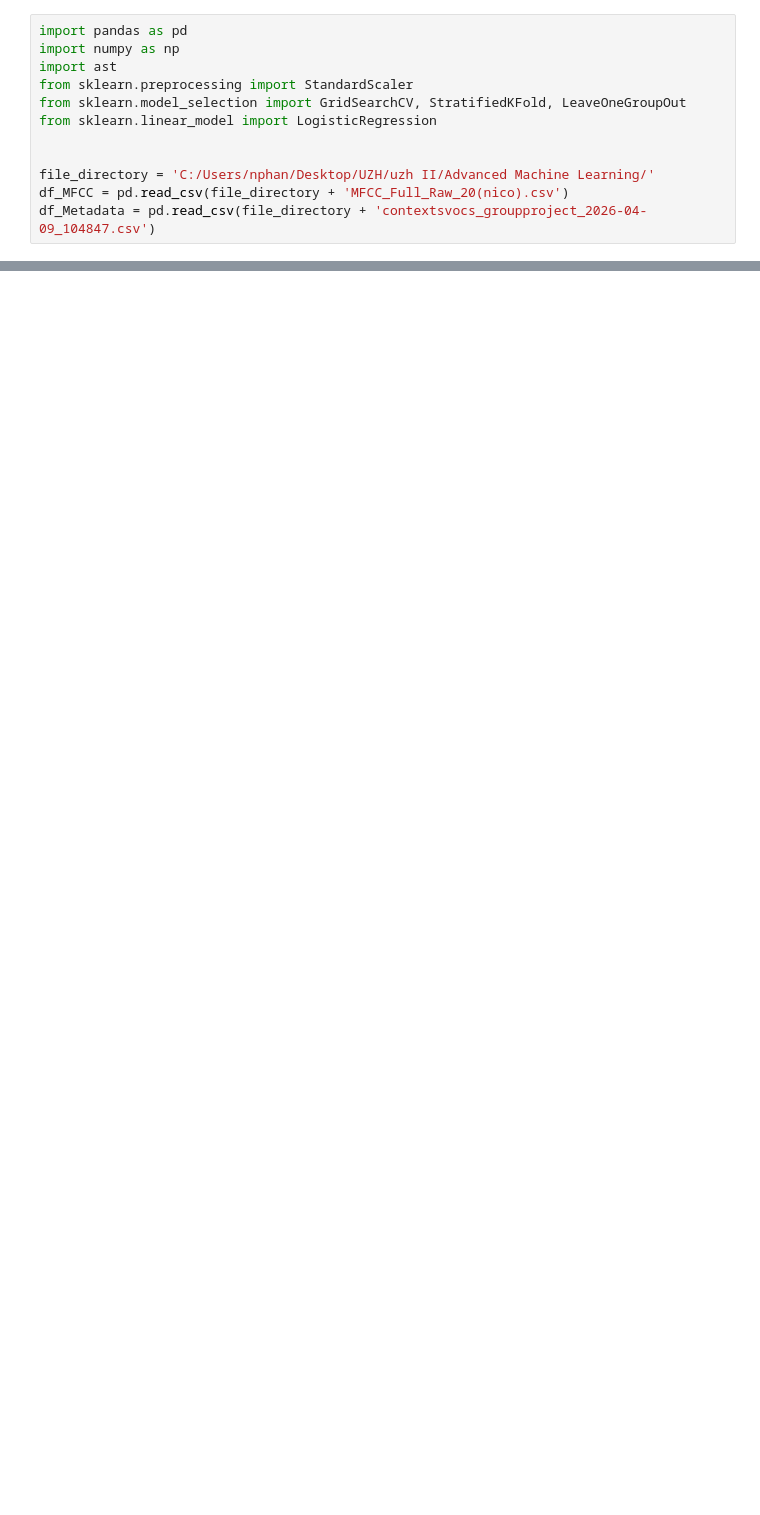
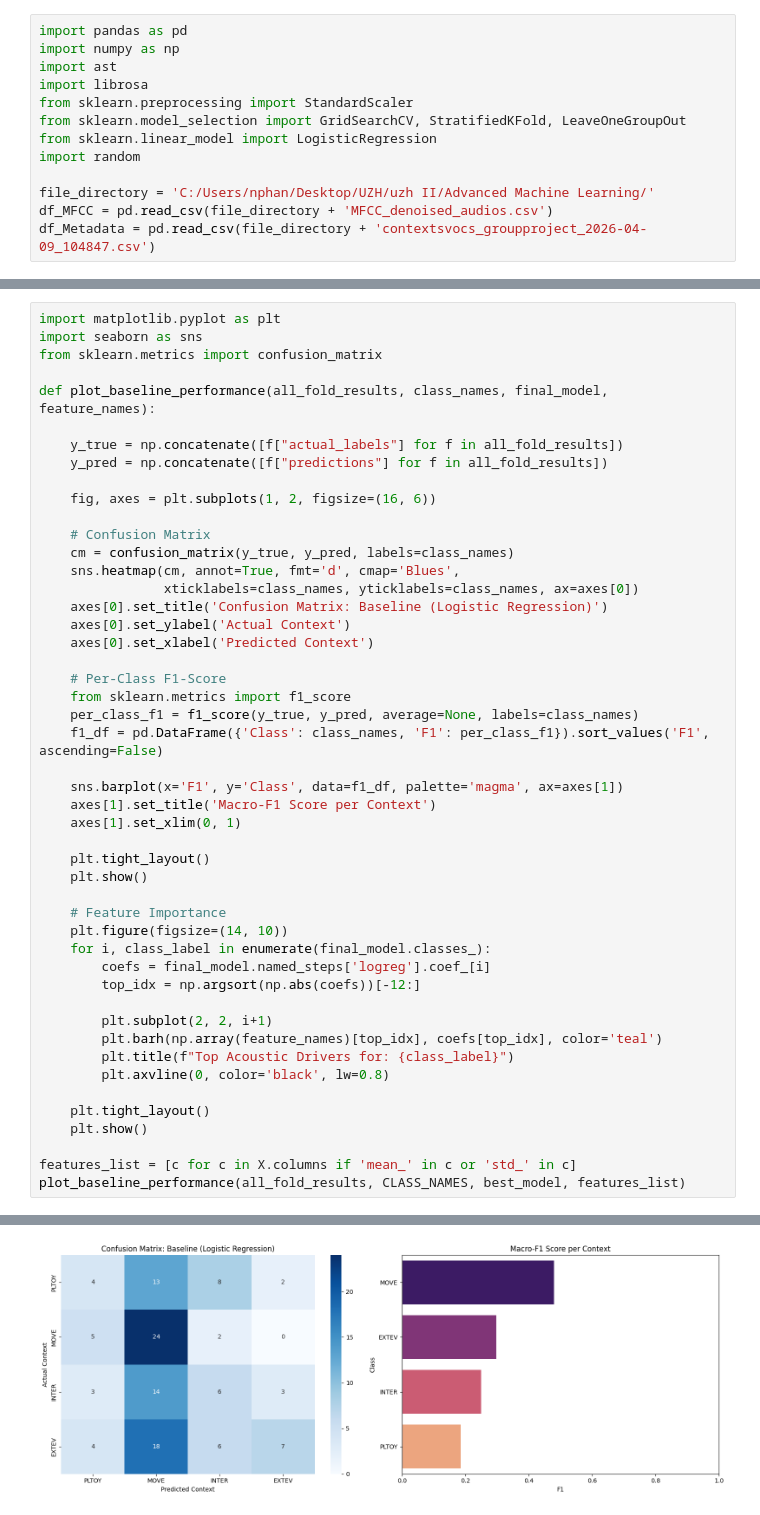
Before and after one commit to sadafsamiei/aml2026-group-05, a Jupyter notebook: Logisitic Regression.ipynb, the cells around one changed output, grey strips where cells are left out. Cells and saved outputs as stored; diff of their text form; blank space fills up the shorter version.

```diff
--- a/Logisitic Regression.ipynb
+++ b/Logisitic Regression.ipynb
@@ -2,13 +2,14 @@
 import pandas as pd
 import numpy as np
 import ast
+import librosa
 from sklearn.preprocessing import StandardScaler
 from sklearn.model_selection import GridSearchCV, StratifiedKFold, LeaveOneGroupOut
 from sklearn.linear_model import LogisticRegression
-
+import random
 
 file_directory = 'C:/Users/nphan/Desktop/UZH/uzh II/Advanced Machine Learning/'
-df_MFCC = pd.read_csv(file_directory + 'MFCC_Full_Raw_20(nico).csv')
+df_MFCC = pd.read_csv(file_directory + 'MFCC_denoised_audios.csv')
 df_Metadata = pd.read_csv(file_directory + 'contextsvocs_groupproject_2026-04-09_104847.csv')
 # %% [markdown]
 ## Formating the MFCCs
@@ -302,0 +254,49 @@ Passing `palette` without assigning `hue` is deprecated and will be removed in v
+# %%
+import matplotlib.pyplot as plt
+import seaborn as sns
+from sklearn.metrics import confusion_matrix
+
+def plot_baseline_performance(all_fold_results, class_names, final_model, feature_names):
+
+    y_true = np.concatenate([f["actual_labels"] for f in all_fold_results])
+    y_pred = np.concatenate([f["predictions"] for f in all_fold_results])
+
+    fig, axes = plt.subplots(1, 2, figsize=(16, 6))
+
+    # Confusion Matrix
+    cm = confusion_matrix(y_true, y_pred, labels=class_names)
+    sns.heatmap(cm, annot=True, fmt='d', cmap='Blues',
+                xticklabels=class_names, yticklabels=class_names, ax=axes[0])
+    axes[0].set_title('Confusion Matrix: Baseline (Logistic Regression)')
+    axes[0].set_ylabel('Actual Context')
+    axes[0].set_xlabel('Predicted Context')
+
+    # Per-Class F1-Score
+    from sklearn.metrics import f1_score
+    per_class_f1 = f1_score(y_true, y_pred, average=None, labels=class_names)
+    f1_df = pd.DataFrame({'Class': class_names, 'F1': per_class_f1}).sort_values('F1', ascending=False)
+
+    sns.barplot(x='F1', y='Class', data=f1_df, palette='magma', ax=axes[1])
+    axes[1].set_title('Macro-F1 Score per Context')
+    axes[1].set_xlim(0, 1)
+
+    plt.tight_layout()
+    plt.show()
+
+    # Feature Importance
+    plt.figure(figsize=(14, 10))
+    for i, class_label in enumerate(final_model.classes_):
+        coefs = final_model.named_steps['logreg'].coef_[i]
+        top_idx = np.argsort(np.abs(coefs))[-12:]
+
+        plt.subplot(2, 2, i+1)
+        plt.barh(np.array(feature_names)[top_idx], coefs[top_idx], color='teal')
+        plt.title(f"Top Acoustic Drivers for: {class_label}")
+        plt.axvline(0, color='black', lw=0.8)
+
+    plt.tight_layout()
+    plt.show()
+
+features_list = [c for c in X.columns if 'mean_' in c or 'std_' in c]
+plot_baseline_performance(all_fold_results, CLASS_NAMES, best_model, features_list)
+# %% [output]
@@ -302,0 +306 @@ Passing `palette` without assigning `hue` is deprecated and will be removed in v
+[figure, added]
```
Also changed, not shown: parts of 8 cells of this notebook.
